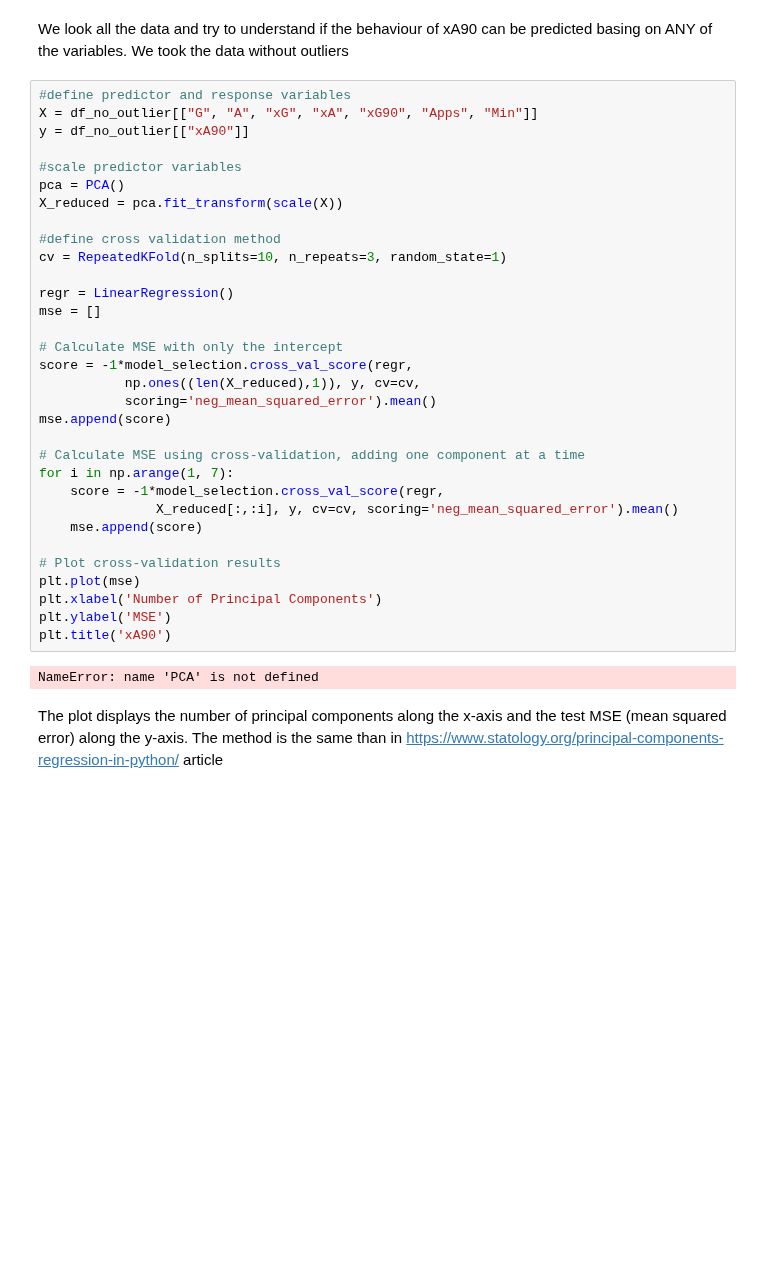
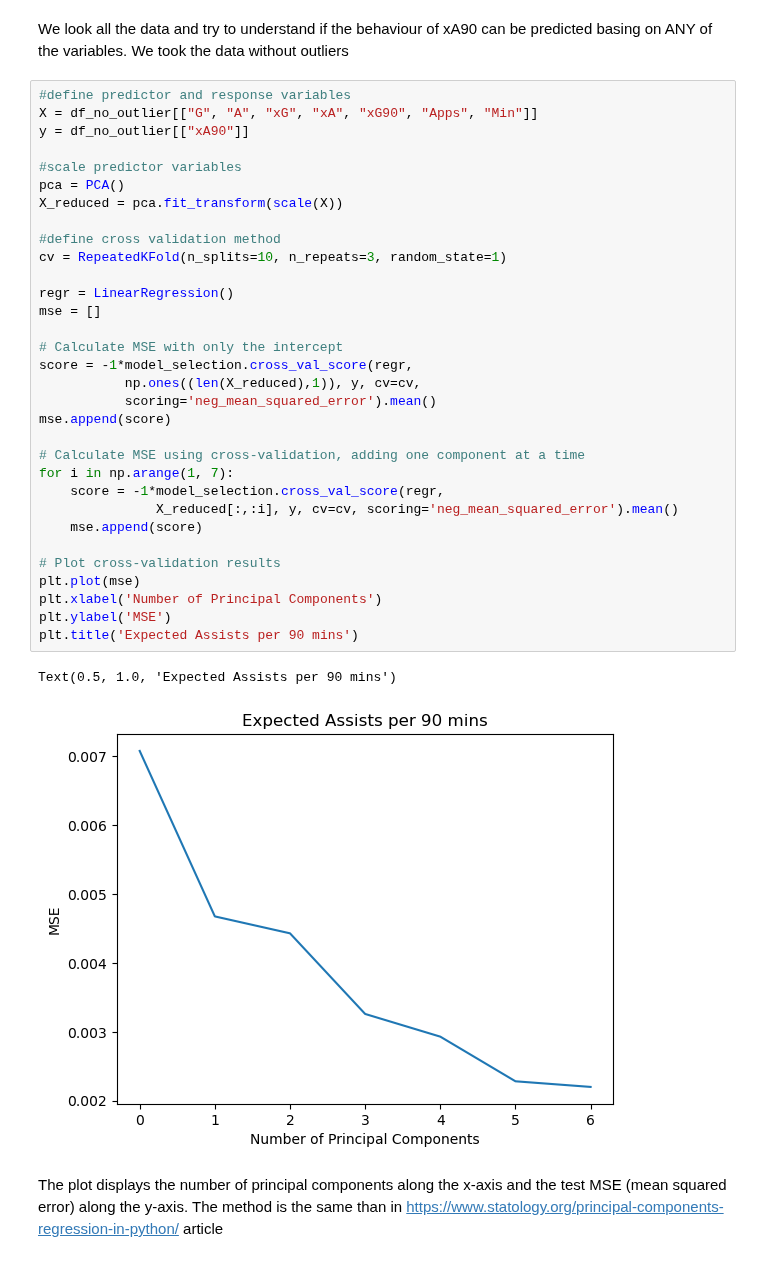
Before and after one commit to ubco-W2022T2-data301/group26, a Jupyter notebook: analysis/analysisIfaz.ipynb, the cells around one changed output. Drawn from its saved outputs; the diff is of its cells as text; blank space fills up the shorter version.

```diff
--- a/analysis/analysisIfaz.ipynb
+++ b/analysis/analysisIfaz.ipynb
@@ -192,35 +190,36 @@ We look all the data and try to understand if the behaviour of xA90 can be predi
 X = df_no_outlier[["G", "A", "xG", "xA", "xG90", "Apps", "Min"]]
 y = df_no_outlier[["xA90"]]
 
 #scale predictor variables
 pca = PCA()
 X_reduced = pca.fit_transform(scale(X))
 
 #define cross validation method
 cv = RepeatedKFold(n_splits=10, n_repeats=3, random_state=1)
 
 regr = LinearRegression()
 mse = []
 
 # Calculate MSE with only the intercept
 score = -1*model_selection.cross_val_score(regr,
            np.ones((len(X_reduced),1)), y, cv=cv,
            scoring='neg_mean_squared_error').mean()
 mse.append(score)
 
 # Calculate MSE using cross-validation, adding one component at a time
 for i in np.arange(1, 7):
     score = -1*model_selection.cross_val_score(regr,
                X_reduced[:,:i], y, cv=cv, scoring='neg_mean_squared_error').mean()
     mse.append(score)
 
 # Plot cross-validation results
 plt.plot(mse)
 plt.xlabel('Number of Principal Components')
 plt.ylabel('MSE')
-plt.title('xA90')
+plt.title('Expected Assists per 90 mins')
 # %% [output]
-NameError: name 'PCA' is not defined
+Text(0.5, 1.0, 'Expected Assists per 90 mins')
+[figure, added]
 # %% [markdown]
 The plot displays the number of principal components along the x-axis and the test MSE (mean squared error) along the y-axis.
 The method is the same than in https://www.statology.org/principal-components-regression-in-python/ article
```
Also changed, not shown: parts of 11 cells of this notebook.
